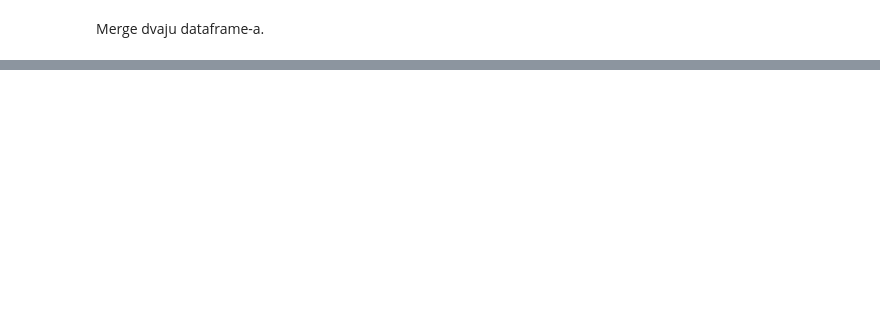
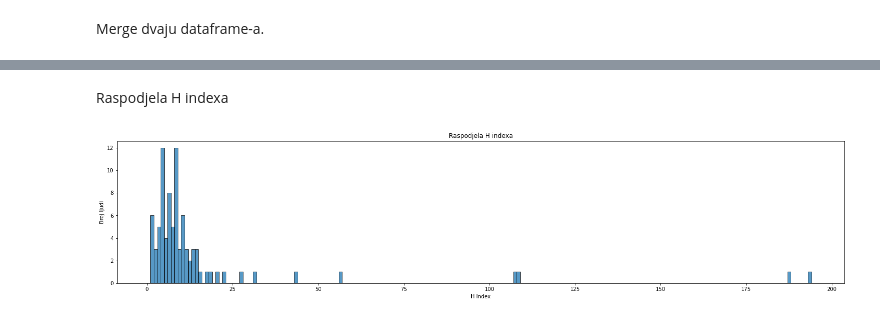
Before and after one commit to Netz00/Data-science, a Jupyter notebook: labs/seminar/DataScienceProject.ipynb, the cells around one changed output, grey strips where cells are left out. Saved outputs shown, nothing was run; the diff lists cells and outputs as text; code cells hidden in the pictures; blank space fills up the shorter version.

```diff
--- a/labs/seminar/DataScienceProject.ipynb
+++ b/labs/seminar/DataScienceProject.ipynb
@@ -829,0 +855,11 @@ employeesSchoolar.head()
+# %% [markdown]
+Raspodjela H indexa
+# %%
+plt.figure(figsize=(25,5))
+
+sns.histplot(data=employeesSchoolar, x="hi",binwidth=1)
+plt.xlabel("H Index")
+plt.ylabel("Broj ljudi")
+plt.title('Raspodjela H indexa');
+# %% [output]
+[figure, added]
```
Also changed, not shown: parts of 18 cells of this notebook.
